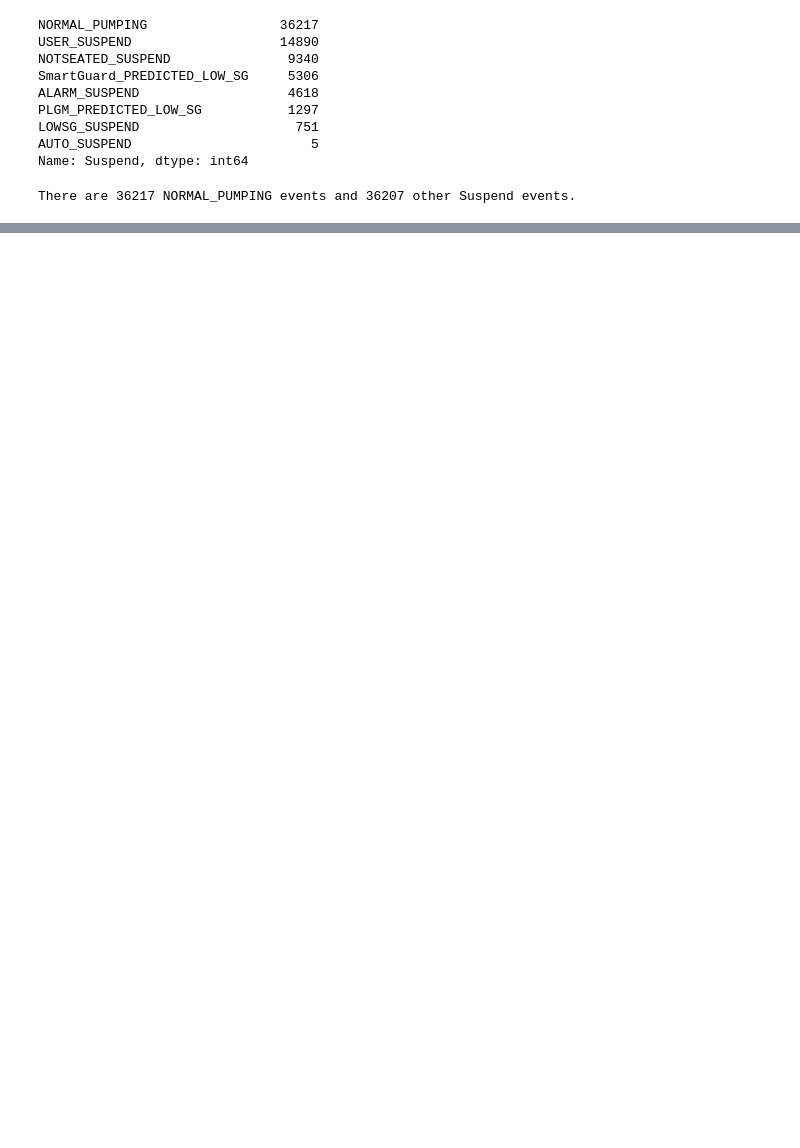
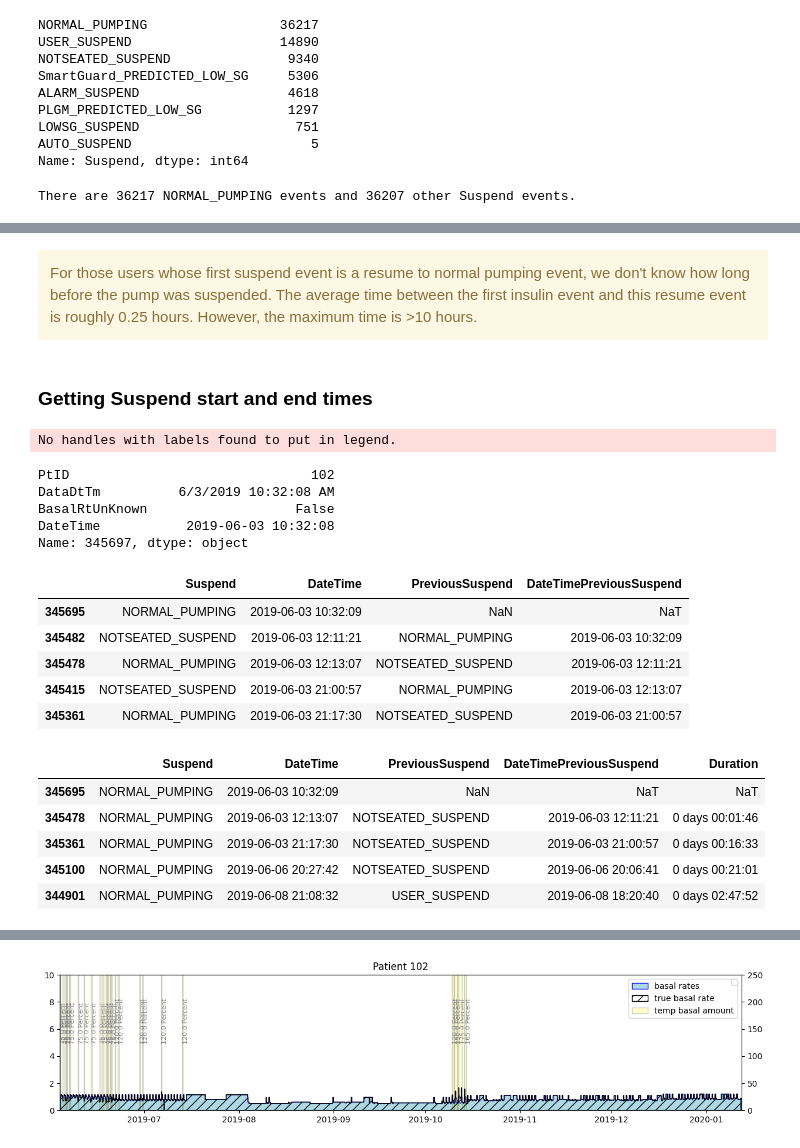
Before and after one commit to nudgebg/egvinsulin, a Jupyter notebook: notebooks/understand-flair-dataset/understand-flair-dataset.ipynb, the cells around one changed output, grey strips where cells are left out. Drawn from its saved outputs; the diff is of its cells as text; code cells hidden in the pictures; blank space fills up the shorter version.

Commit message:
[20-understand-datasets] Visualize events and Investigate missing suspend start events

```diff
--- a/notebooks/understand-flair-dataset/understand-flair-dataset.ipynb
+++ b/notebooks/understand-flair-dataset/understand-flair-dataset.ipynb
@@ -654,0 +597,45 @@ Name: Duration, dtype: object
+# %% [markdown]
+<div class="alert alert-block alert-warning">
+For those users whose first suspend event is a resume to normal pumping event, we don't know how long before the pump was suspended. The average time between the first insulin event and this resume event is roughly 0.25 hours. However, the maximum time is >10 hours.
+</div>
+# %% [markdown]
+### Getting Suspend start and end times
+# %%
+#get a user with>10 Suspend and Temporary Basal events
+event_counts = df_insulin.groupby('PtID').agg({"Suspend":'count','TempBasalAmt':'count'})
+users_with_temp_and_suspends = event_counts.loc[(event_counts.Suspend>10) & (event_counts.TempBasalAmt>10)]
+random_user = random.choice(users_with_temp_and_suspends.index)
+subFrame = df_insulin.loc[df_insulin.PtID==random_user].copy()
+subFrame = subFrame.sort_values('DateTime')
+
+#bring neighboring events side by side
+suspend_times = subFrame.loc[subFrame.Suspend.notna(),['Suspend','DateTime']].sort_values('DateTime').copy()
+suspend_times['PreviousSuspend'] = suspend_times.Suspend.shift(1)
+suspend_times['DateTimePreviousSuspend'] = suspend_times.DateTime.shift(1)
+display(suspend_times.head(5))
+
+#get the sessions by selecting the rows that start with a suspend event and end with a normal pumping event
+suspend_times = suspend_times.loc[(suspend_times.PreviousSuspend!='NORMAL_PUMPING') & (suspend_times.Suspend=='NORMAL_PUMPING')]
+suspend_times['Duration'] = suspend_times.DateTime-suspend_times.DateTimePreviousSuspend
+display(suspend_times.head(5))
+
+suspend_times.Duration.describe()
+# %% [output]
+No handles with labels found to put in legend.
+PtID                               102
+DataDtTm          6/3/2019 10:32:08 AM
+BasalRtUnKnown                   False
+DateTime           2019-06-03 10:32:08
+Name: 345697, dtype: object
+|  | Suspend | DateTime | PreviousSuspend | DateTimePreviousSuspend |
+| 345695 | NORMAL_PUMPING | 2019-06-03 10:32:09 | NaN | NaT |
+| 345482 | NOTSEATED_SUSPEND | 2019-06-03 12:11:21 | NORMAL_PUMPING | 2019-06-03 10:32:09 |
+| 345478 | NORMAL_PUMPING | 2019-06-03 12:13:07 | NOTSEATED_SUSPEND | 2019-06-03 12:11:21 |
+| 345415 | NOTSEATED_SUSPEND | 2019-06-03 21:00:57 | NORMAL_PUMPING | 2019-06-03 12:13:07 |
+| 345361 | NORMAL_PUMPING | 2019-06-03 21:17:30 | NOTSEATED_SUSPEND | 2019-06-03 21:00:57 |
+|  | Suspend | DateTime | PreviousSuspend | DateTimePreviousSuspend | Duration |
+| 345695 | NORMAL_PUMPING | 2019-06-03 10:32:09 | NaN | NaT | NaT |
+| 345478 | NORMAL_PUMPING | 2019-06-03 12:13:07 | NOTSEATED_SUSPEND | 2019-06-03 12:11:21 | 0 days 00:01:46 |
+| 345361 | NORMAL_PUMPING | 2019-06-03 21:17:30 | NOTSEATED_SUSPEND | 2019-06-03 21:00:57 | 0 days 00:16:33 |
+| 345100 | NORMAL_PUMPING | 2019-06-06 20:27:42 | NOTSEATED_SUSPEND | 2019-06-06 20:06:41 | 0 days 00:21:01 |
+| 344901 | NORMAL_PUMPING | 2019-06-08 21:08:32 | USER_SUSPEND | 2019-06-08 18:20:40 | 0 days 02:47:52 |
@@ -654,0 +651 @@ Name: Duration, dtype: object
+[figure, new version]
```
Also changed, not shown: parts of 15 cells of this notebook.
